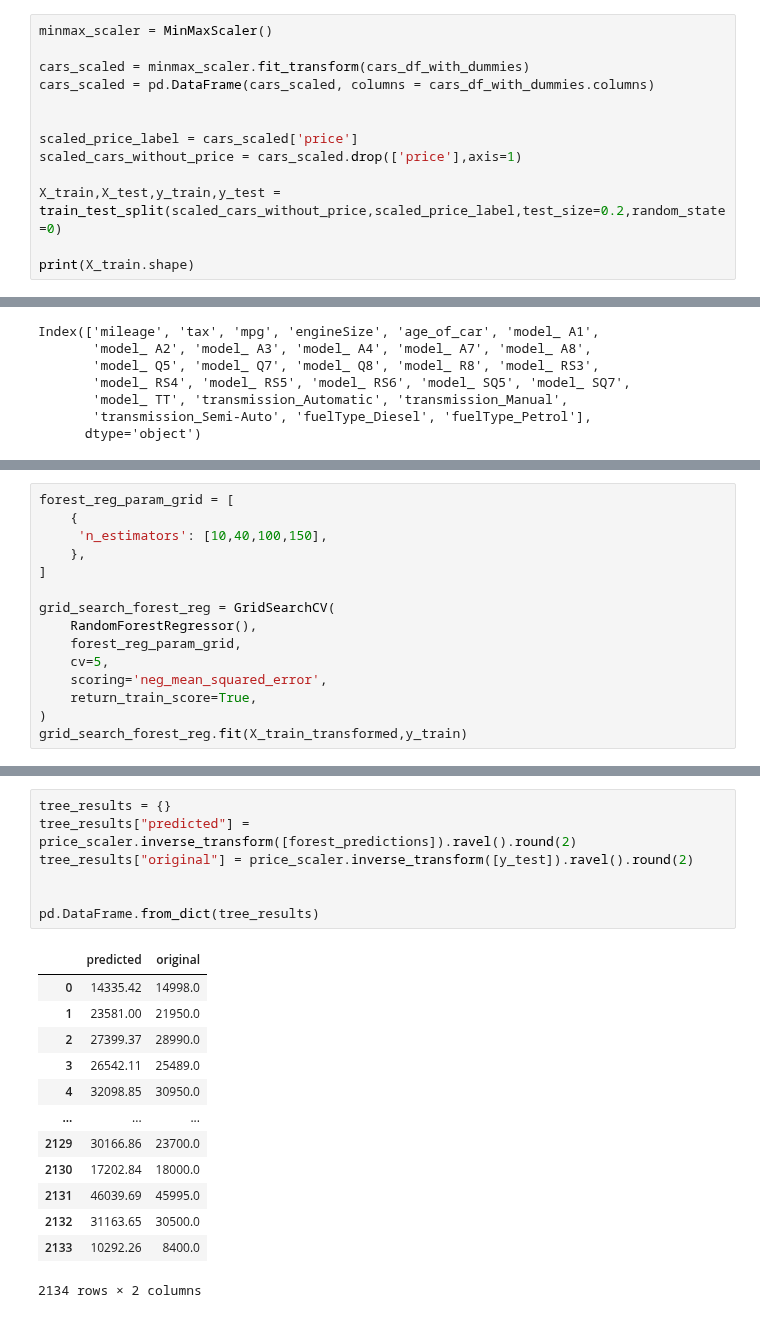
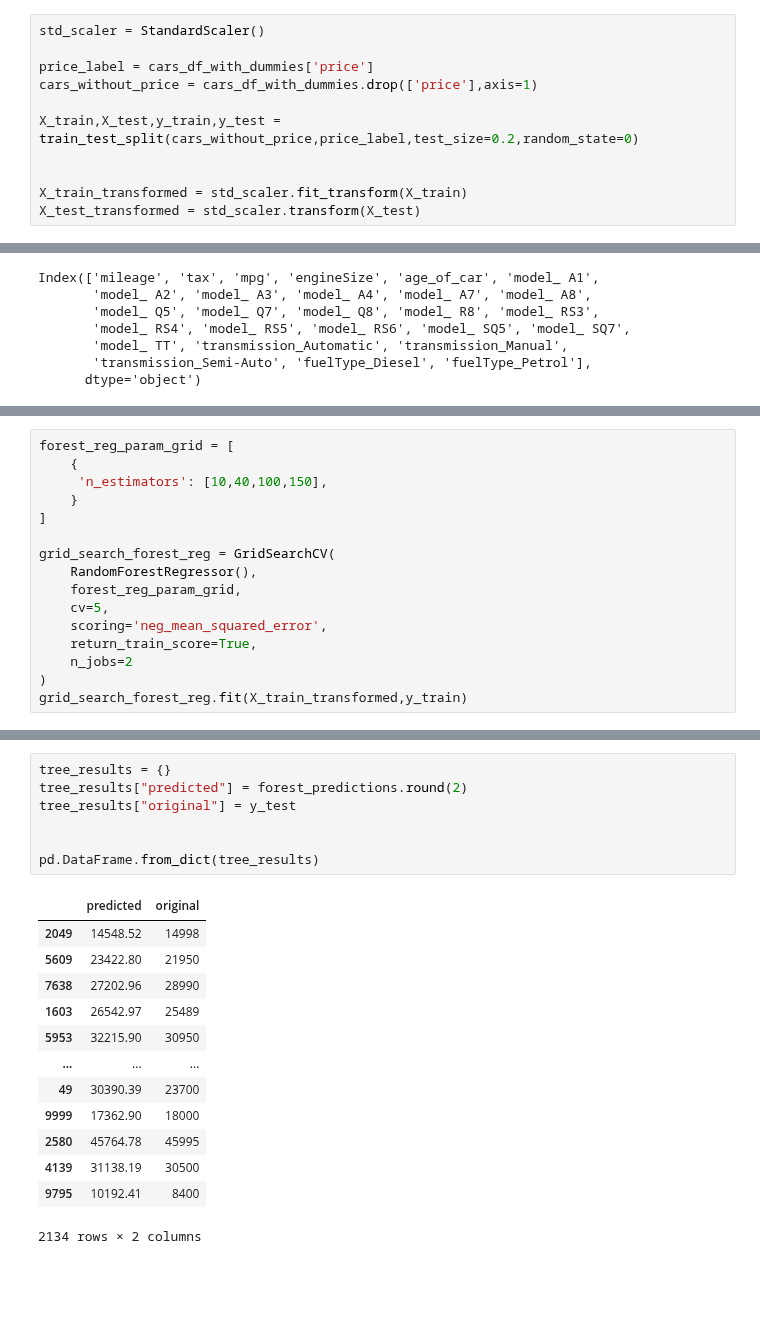
Before and after one commit to EitanKats/data-science-project-sem-a, a Jupyter notebook: Regression.ipynb, the cells around one changed output, grey strips where cells are left out. Saved outputs shown, nothing was run; the diff lists cells and outputs as text; blank space fills up the shorter version.

```diff
--- a/Regression.ipynb
+++ b/Regression.ipynb
@@ -245,13 +253,11 @@ cars_df_with_dummies
 # %%
-minmax_scaler = MinMaxScaler()
+std_scaler = StandardScaler()
 
-cars_scaled = minmax_scaler.fit_transform(cars_df_with_dummies)
-cars_scaled = pd.DataFrame(cars_scaled, columns = cars_df_with_dummies.columns)
+price_label = cars_df_with_dummies['price']
+cars_without_price = cars_df_with_dummies.drop(['price'],axis=1)
+
+X_train,X_test,y_train,y_test = train_test_split(cars_without_price,price_label,test_size=0.2,random_state=0)
 
 
-scaled_price_label = cars_scaled['price']
-scaled_cars_without_price = cars_scaled.drop(['price'],axis=1)
-
-X_train,X_test,y_train,y_test = train_test_split(scaled_cars_without_price,scaled_price_label,test_size=0.2,random_state=0)
-
-print(X_train.shape)
+X_train_transformed = std_scaler.fit_transform(X_train)
+X_test_transformed = std_scaler.transform(X_test)
@@ -344,7 +377,7 @@ print(forest_reg.score(X_test_transformed,y_test))
 forest_reg_param_grid = [
     {
      'n_estimators': [10,40,100,150],
-    },
+    }
 ]
 
 grid_search_forest_reg = GridSearchCV(
@@ -353,6 +386,7 @@ grid_search_forest_reg = GridSearchCV(
     cv=5,
     scoring='neg_mean_squared_error',
     return_train_score=True,
+    n_jobs=2
 )
 grid_search_forest_reg.fit(X_train_transformed,y_train)
 # %% [output]
@@ -377,21 +411,21 @@ forest_predictions = forest_reg.predict(X_test_transformed)
 # %%
 tree_results = {}
-tree_results["predicted"] = price_scaler.inverse_transform([forest_predictions]).ravel().round(2)
-tree_results["original"] = price_scaler.inverse_transform([y_test]).ravel().round(2)
+tree_results["predicted"] = forest_predictions.round(2)
+tree_results["original"] = y_test
 
 
 pd.DataFrame.from_dict(tree_results)
 # %% [output]
 |  | predicted | original |
-| 0 | 14335.42 | 14998.0 |
-| 1 | 23581.00 | 21950.0 |
-| 2 | 27399.37 | 28990.0 |
-| 3 | 26542.11 | 25489.0 |
-| 4 | 32098.85 | 30950.0 |
+| 2049 | 14548.52 | 14998 |
+| 5609 | 23422.80 | 21950 |
+| 7638 | 27202.96 | 28990 |
+| 1603 | 26542.97 | 25489 |
+| 5953 | 32215.90 | 30950 |
 | ... | ... | ... |
-| 2129 | 30166.86 | 23700.0 |
-| 2130 | 17202.84 | 18000.0 |
-| 2131 | 46039.69 | 45995.0 |
-| 2132 | 31163.65 | 30500.0 |
-| 2133 | 10292.26 | 8400.0 |
+| 49 | 30390.39 | 23700 |
+| 9999 | 17362.90 | 18000 |
+| 2580 | 45764.78 | 45995 |
+| 4139 | 31138.19 | 30500 |
+| 9795 | 10192.41 | 8400 |
 2134 rows × 2 columns
```
Also changed, not shown: parts of 26 cells of this notebook, 1 other file.
